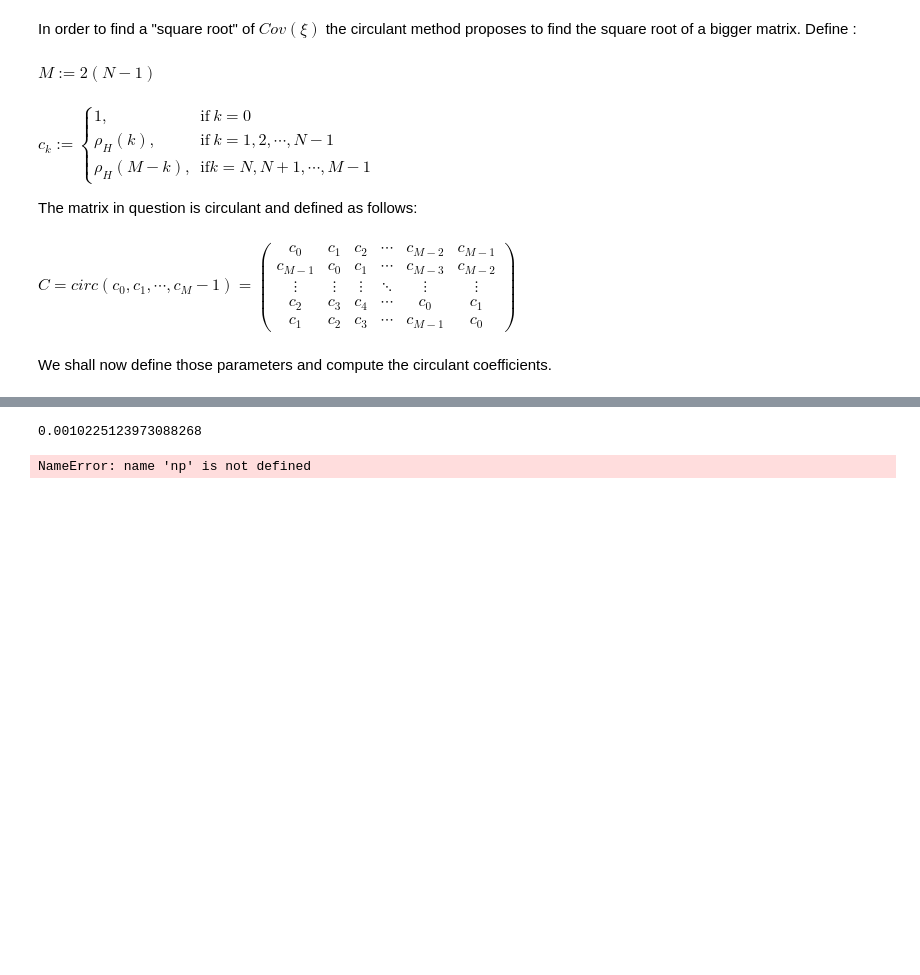
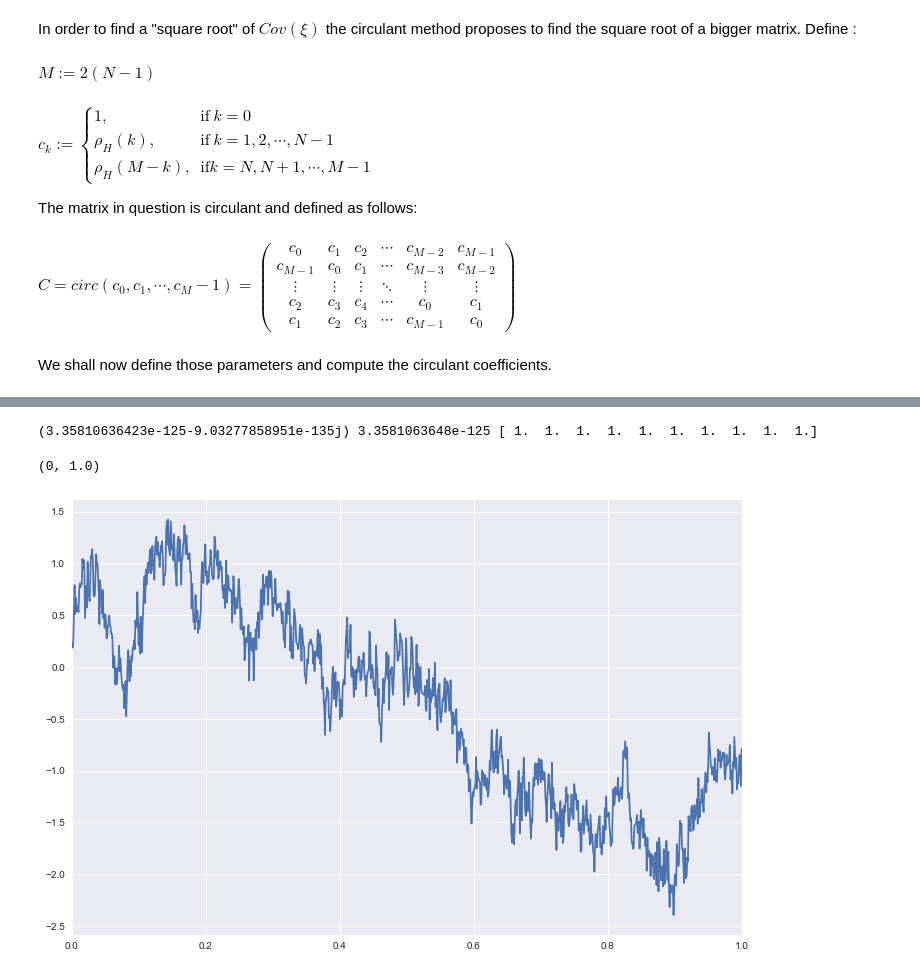
Before and after one commit to gabmis/volatility-is-rough, a Jupyter notebook: Simulation Mouvement Brownien Fractionnaire.ipynb, the cells around one changed output, grey strips where cells are left out. Drawn from its saved outputs; the diff is of its cells as text; code cells hidden in the pictures; blank space fills up the shorter version.

```diff
--- a/Simulation Mouvement Brownien Fractionnaire.ipynb
+++ b/Simulation Mouvement Brownien Fractionnaire.ipynb
@@ -78,7 +77,7 @@ $
 We shall now define those parameters and compute the circulant coefficients.
 # %%
 # exponent for the number of simulations
-q = 11
+q = 10
 # sample size and circulant matrix size
 n = 2 ** q + 1
 m = 2 ** (q + 1)
@@ -131,10 +127,9 @@ q = 1 / np.sqrt(m) * np.exp(-2 * 1j * np.pi * (1 / m) * j * k)
 # %%
 # diagonal matrix with sqrt of eigenvalues
 q_t = np.transpose(q)
-eigen_complex = np.dot(q_t, coefs)
-eigen = np.real(eigen_complex)
-eigen[eigen < 0] = 0 # GET RID OF NEGATIVE VALUES TODO: FIX
-eigen_sqrt = np.sqrt(eigen)
-diag_sqrt = np.diag(eigen_sqrt)
+eigen_complex = np.sqrt(m) * np.dot(q_t, coefs)
+eigen_sqrt = np.sqrt(eigen_complex)
+eigen_sqrt_real = np.real(eigen_sqrt)
+diag_sqrt = np.diag(eigen_sqrt_real)
 # %%
 # compute fractional noise then movement
@@ -146,12 +141,43 @@ fbm = np.cumsum(fgn * (1 / n) ** h)
-# %%
-fbm.mean()
-# %% [output]
-0.0010225123973088268
+# %%
+# using scipy fft pack
+from scipy.fftpack import fft, ifft
+from numpy.fft import hfft
+
+# random gaussian
+seed = 0
+rd.seed(seed)
+xsi = rd.normal(size=m)
+
+# circulant matrix
+c = lalg.circulant(coefs)
+
+# reducing circulant matrix
+# ev = np.real(fft(coefs))
+# print((ev > 0).sum())
+# assert(ev_sqrt.size == m)
+
+# computing fbm
+# multiply by 1/sqrt(m)Q* by taking inverse dft
+step1 = ifft(xsi)
+# multiply by vector of eigenvalues
+step2 = np.multiply(step1, eigen_sqrt)
+# multiply by sqrt(m)Q by taking dft
+fgn = np.real(fft(step2))[:n]
+fbm = (t / n) ** h * fgn.cumsum()
+# %%
+fbm.var()
+np.mean(eigen_sqrt)
+trace = np.product(eigen_sqrt ** 2)
+trace2 = np.linalg.det(c)
+print(trace, trace2, c[np.arange(0,10), np.arange(0,10)])
+# %% [output]
+(3.35810636423e-125-9.03277858951e-135j) 3.3581063648e-125 [ 1.  1.  1.  1.  1.  1.  1.  1.  1.  1.]
 # %%
 % matplotlib inline
 times = np.linspace(0, 1, n)
-plt.figure(figsize=(15,8))
-plt.plot(times, fgn)
-plt.xlim(0,0.25)
+plt.figure(figsize=(12, 8))
+plt.plot(times, fbm)
+plt.xlim(0, 1.0)
 # %% [output]
-NameError: name 'np' is not defined
+(0, 1.0)
+[figure, added]
```
Also changed, not shown: parts of 8 cells of this notebook.
